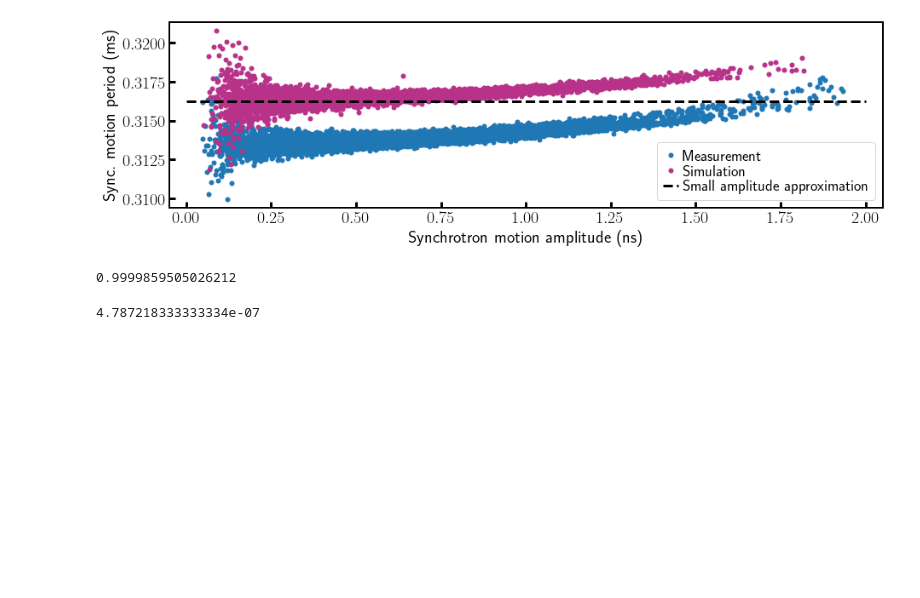
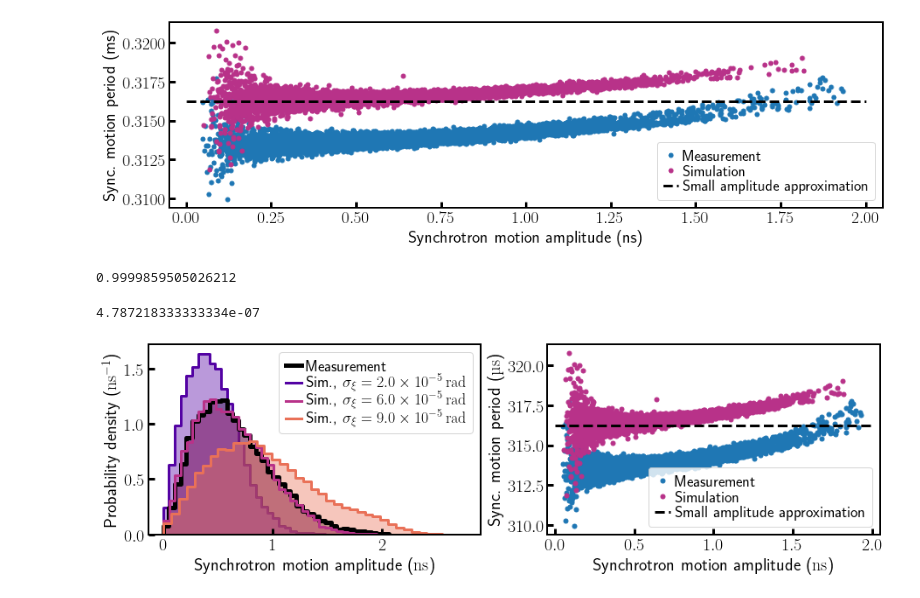
Before and after one commit to IharLobach/ursse, a Jupyter notebook: analyzing_collected_data/all_single_electron_data/plots_for_JINST.ipynb, the cells around one changed output. Cells and saved outputs as stored; diff of their text form; code cells hidden in the pictures; blank space fills up the shorter version.

```diff
--- a/analyzing_collected_data/all_single_electron_data/plots_for_JINST.ipynb
+++ b/analyzing_collected_data/all_single_electron_data/plots_for_JINST.ipynb
@@ -154,3 +156,46 @@ np.sqrt(1-1/gamma**2)
 0.055*(1+1/2)/2/(150/0.511)**2
 # %% [output]
 4.787218333333334e-07
+# %%
+fig, axs = plt.subplots(1, 2, figsize=(15,4))
+ax0, ax1 = axs
+for i, res in enumerate([rf_proj[j] for j in [2,6,9]]):
+    rf_noise_std = res['rf_noise_std']
+    rf_noise_label = res['rf_std_label']
+    data = res['data']
+    x = data['amplitude']['bin_centers']
+    if i == 0:
+        col="black"
+        y = normalize(data['amplitude']['aggregated_hists']['meas'])/(x[1]-x[0])
+        myhist(ax0, x, y, label="Measurement",
+                linewidth=5, color=col, zorder=1)
+    y = normalize(data['amplitude']['aggregated_hists']['sim'])/(x[1]-x[0])
+    col = cols[i]
+    myhist(ax0, x, y, label=r"Sim., $\sigma_\xi=\SI{"+rf_noise_label+"}{rad}$",
+           color=col, zorder=i,
+           linewidth=3)
+ax0.set_ylabel(r"Probability density (\SI{}{ns}$^{-1}$)")
+ax0.set_xlabel(r"Synchrotron motion amplitude (\SI{}{ns})")
+# ax0.text(0.95, 0.45, r"SPAD TTS = \SI{"+f"{fit_tts}"+"}{ns}",
+#          transform=ax0.transAxes,
+#          va='bottom', ha='right')
+ax0.set_ylim(0, ax0.get_ylim()[1])
+ax0.legend()
+
+ax1.plot(meas['amps'], 1e6*meas['pers'], '.', label='Measurement')
+ax1.plot(sim['amps'], 1e6*sim['pers'], '.', color=purple, label='Simulation')
+ax1.plot(np.array([0,2]),1e6*Ts*np.ones(2), color='black', linestyle='--', label="Small amplitude approximation")
+ax1.set_xlim(-0.05, 2.05)
+ax1.set_ylabel(r"Sync. motion period (\SI{}{\micro s})")
+ax1.set_xlabel(r"Synchrotron motion amplitude (\SI{}{ns})")
+ax1.legend(loc="lower right")
+
+# fig.subplots_adjust(hspace=1000)
+
+fig.savefig(os.path.join(images_dir,
+                             "rf_jitter_and_per_vs_amp.png"),
+            dpi=300, bbox_inches='tight')
+
+plt.show()
+# %% [output]
+[figure, added]
```
Also changed, not shown: parts of 2 cells of this notebook, 4 other files.
